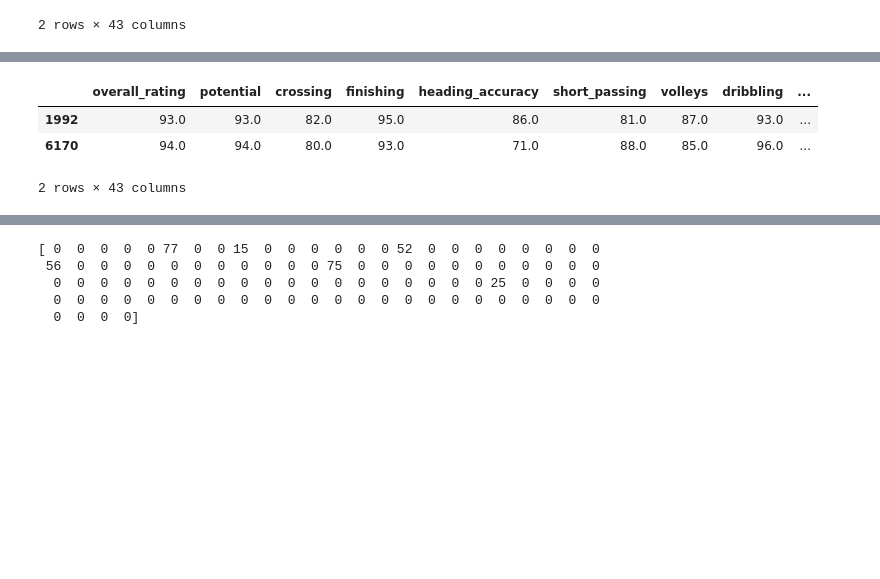
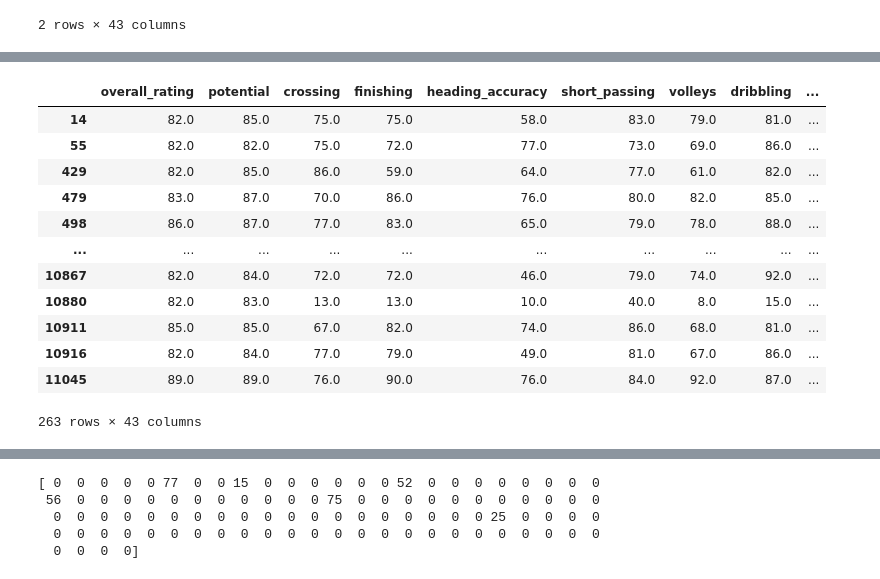
Before and after one commit to DerNiccoo/TensorFlow-training, a Jupyter notebook: 5.3 GAN Soccer.ipynb, the cells around one changed output, grey strips where cells are left out. Cells and saved outputs as stored; diff of their text form; code cells hidden in the pictures; blank space fills up the shorter version.

Commit message:
Explained generation with another table

```diff
--- a/5.3 GAN Soccer.ipynb
+++ b/5.3 GAN Soccer.ipynb
@@ -521,9 +498,18 @@ gan_df[gan_df.overall_rating > 0.8]
 # %%
-train_df[train_df.overall_rating > 90]
+train_df[train_df.overall_rating > 80]
 # %% [output]
 |  | overall_rating | potential | crossing | finishing | heading_accuracy | short_passing | volleys | dribbling | ... |
-| 1992 | 93.0 | 93.0 | 82.0 | 95.0 | 86.0 | 81.0 | 87.0 | 93.0 | ... |
-| 6170 | 94.0 | 94.0 | 80.0 | 93.0 | 71.0 | 88.0 | 85.0 | 96.0 | ... |
+| 14 | 82.0 | 85.0 | 75.0 | 75.0 | 58.0 | 83.0 | 79.0 | 81.0 | ... |
+| 55 | 82.0 | 82.0 | 75.0 | 72.0 | 77.0 | 73.0 | 69.0 | 86.0 | ... |
+| 429 | 82.0 | 85.0 | 86.0 | 59.0 | 64.0 | 77.0 | 61.0 | 82.0 | ... |
+| 479 | 83.0 | 87.0 | 70.0 | 86.0 | 76.0 | 80.0 | 82.0 | 85.0 | ... |
+| 498 | 86.0 | 87.0 | 77.0 | 83.0 | 65.0 | 79.0 | 78.0 | 88.0 | ... |
+| ... | ... | ... | ... | ... | ... | ... | ... | ... | ... |
+| 10867 | 82.0 | 84.0 | 72.0 | 72.0 | 46.0 | 79.0 | 74.0 | 92.0 | ... |
+| 10880 | 82.0 | 83.0 | 13.0 | 13.0 | 10.0 | 40.0 | 8.0 | 15.0 | ... |
+| 10911 | 85.0 | 85.0 | 67.0 | 82.0 | 74.0 | 86.0 | 68.0 | 81.0 | ... |
+| 10916 | 82.0 | 84.0 | 77.0 | 79.0 | 49.0 | 81.0 | 67.0 | 86.0 | ... |
+| 11045 | 89.0 | 89.0 | 76.0 | 90.0 | 76.0 | 84.0 | 92.0 | 87.0 | ... |
-2 rows × 43 columns
+263 rows × 43 columns
 # %%
 # undo, nur ein quick work arround da fehler oben:
```
Also changed, not shown: parts of 27 cells of this notebook.
